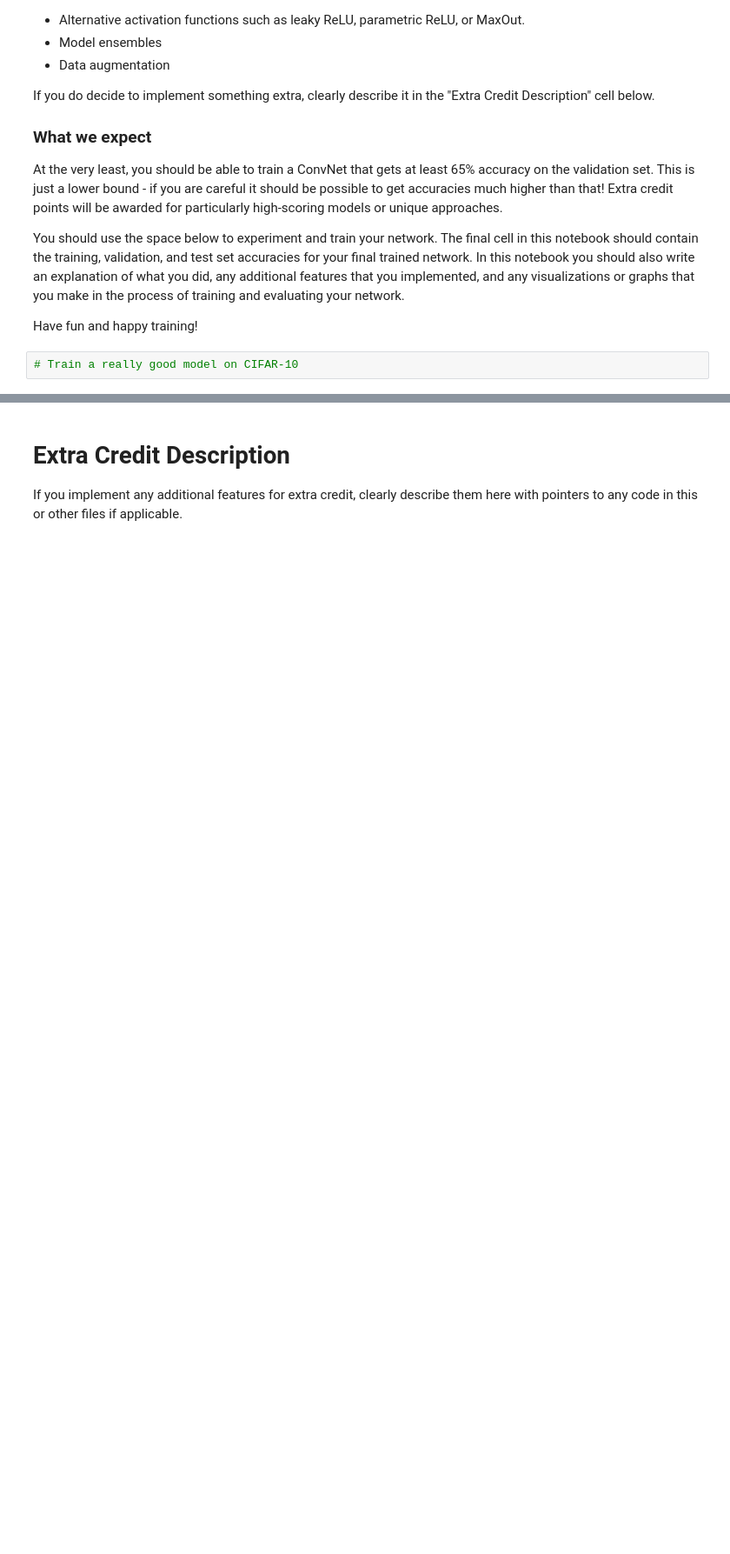
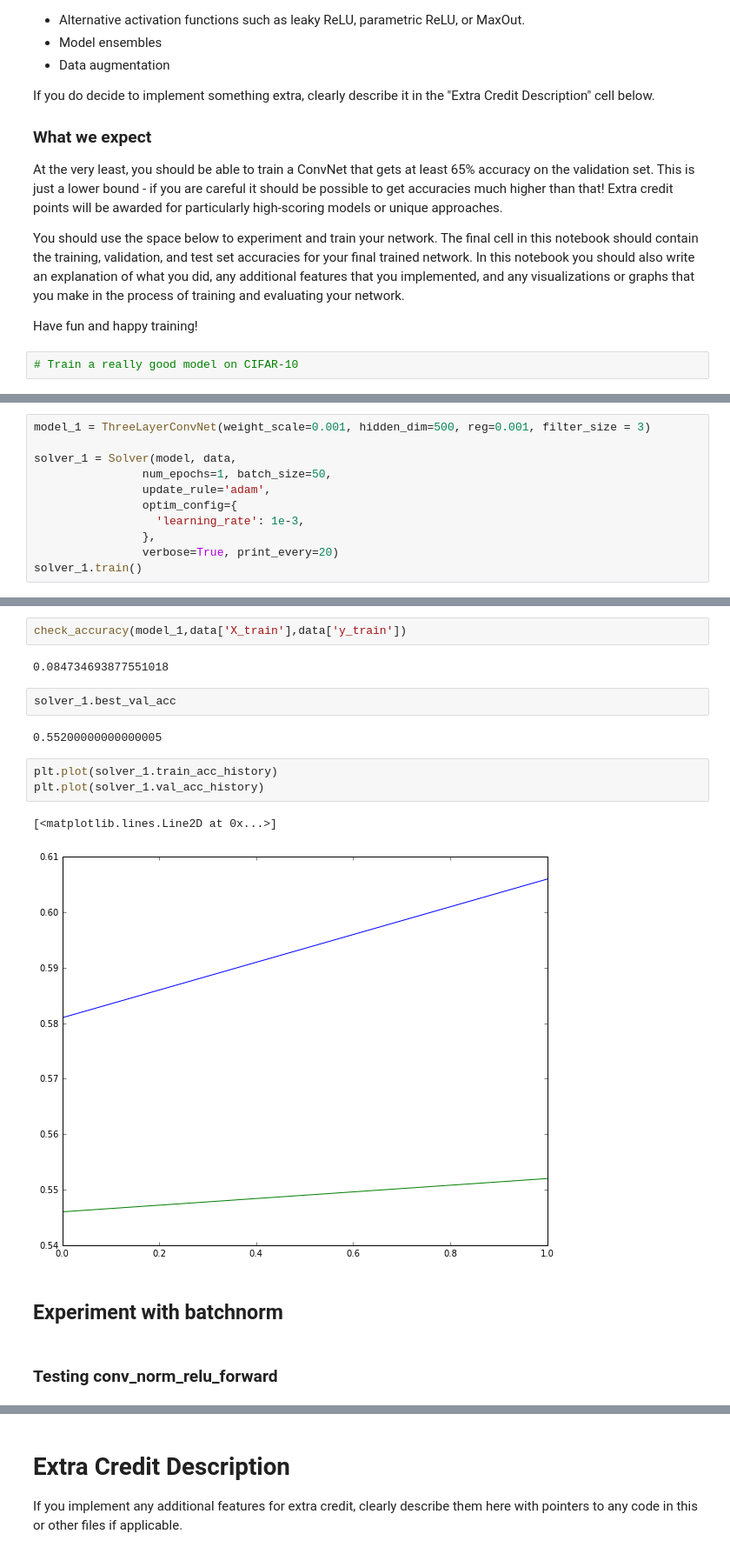
Before and after one commit to cthorey/CS231, a Jupyter notebook: assignment2/ConvolutionalNetworks.ipynb, the cells around one changed output, grey strips where cells are left out. Shown at 87% size. Cells and saved outputs as stored; diff of their text form; blank space fills up the shorter version.

```diff
--- a/assignment2/ConvolutionalNetworks.ipynb
+++ b/assignment2/ConvolutionalNetworks.ipynb
@@ -665,0 +762,11 @@ Have fun and happy training!
+# %%
+model_1 = ThreeLayerConvNet(weight_scale=0.001, hidden_dim=500, reg=0.001, filter_size = 3)
+
+solver_1 = Solver(model, data,
+                num_epochs=1, batch_size=50,
+                update_rule='adam',
+                optim_config={
+                  'learning_rate': 1e-3,
+                },
+                verbose=True, print_every=20)
+solver_1.train()
@@ -665,0 +791,18 @@ Have fun and happy training!
+# %%
+check_accuracy(model_1,data['X_train'],data['y_train'])
+# %% [output]
+0.084734693877551018
+# %%
+solver_1.best_val_acc
+# %% [output]
+0.55200000000000005
+# %%
+plt.plot(solver_1.train_acc_history)
+plt.plot(solver_1.val_acc_history)
+# %% [output]
+[<matplotlib.lines.Line2D at 0x...>]
+[figure, added]
+# %% [markdown]
+## Experiment with batchnorm
+# %% [markdown]
+### Testing conv_norm_relu_forward
```
Also changed, not shown: parts of 30 cells of this notebook, 3 other files.
